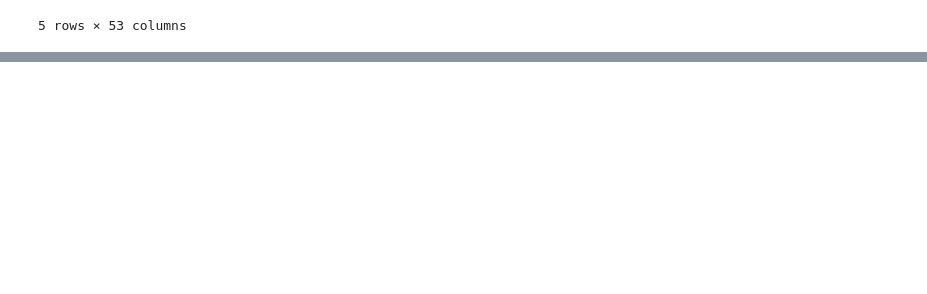
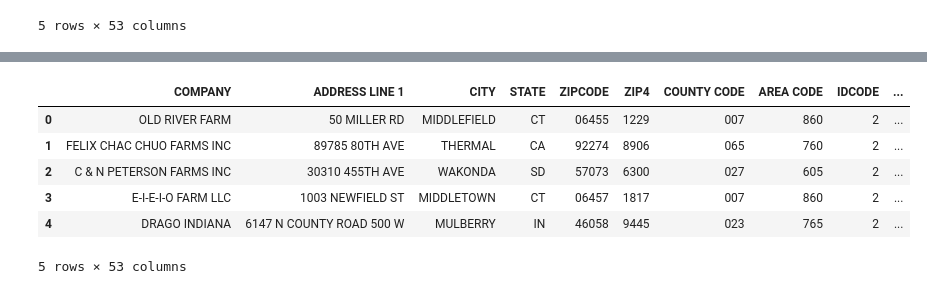
Before and after one commit to uchicago-dsi/rafi-poultry, a Jupyter notebook: notebooks/farm_sic_code_search.ipynb, the cells around one changed output, grey strips where cells are left out. Drawn from its saved outputs; the diff is of its cells as text; code cells hidden in the pictures; blank space fills up the shorter version.

```diff
--- a/notebooks/farm_sic_code_search.ipynb
+++ b/notebooks/farm_sic_code_search.ipynb
@@ -98,0 +116,12 @@ df_sic_0241.to_csv(FILENAME)
+# %%
+df_sic_0191 = sic_matches_df(df, '0191')
+# %%
+df_sic_0191.head()
+# %% [output]
+|  | COMPANY | ADDRESS LINE 1 | CITY | STATE | ZIPCODE | ZIP4 | COUNTY CODE | AREA CODE | IDCODE | ... |
+| 0 | OLD RIVER FARM | 50 MILLER RD | MIDDLEFIELD | CT | 06455 | 1229 | 007 | 860 | 2 | ... |
+| 1 | FELIX CHAC CHUO FARMS INC | 89785 80TH AVE | THERMAL | CA | 92274 | 8906 | 065 | 760 | 2 | ... |
+| 2 | C & N PETERSON FARMS INC | 30310 455TH AVE | WAKONDA | SD | 57073 | 6300 | 027 | 605 | 2 | ... |
+| 3 | E-I-E-I-O FARM LLC | 1003 NEWFIELD ST | MIDDLETOWN | CT | 06457 | 1817 | 007 | 860 | 2 | ... |
+| 4 | DRAGO INDIANA | 6147 N COUNTY ROAD 500 W | MULBERRY | IN | 46058 | 9445 | 023 | 765 | 2 | ... |
+5 rows × 53 columns
```
Also changed, not shown: parts of 10 cells of this notebook, 1 other file.
